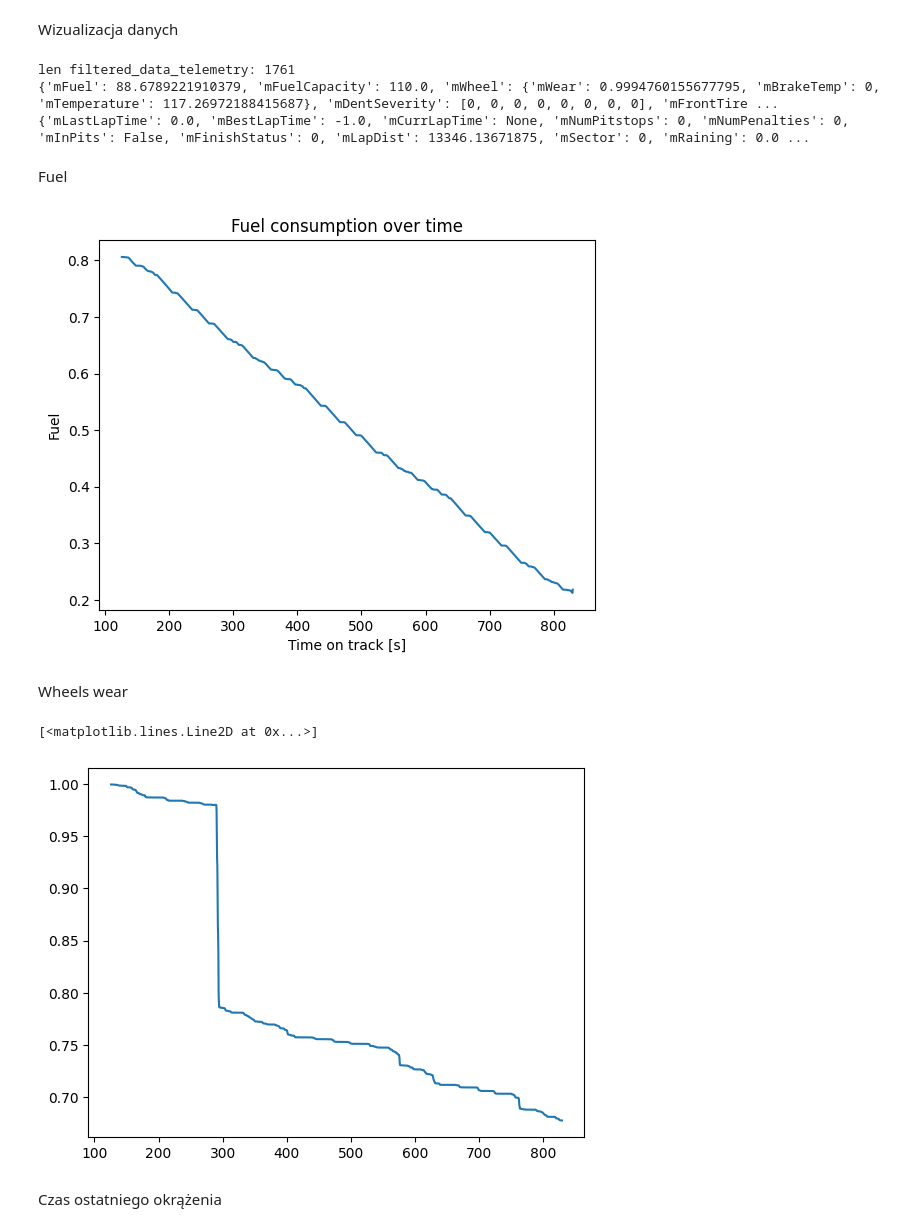
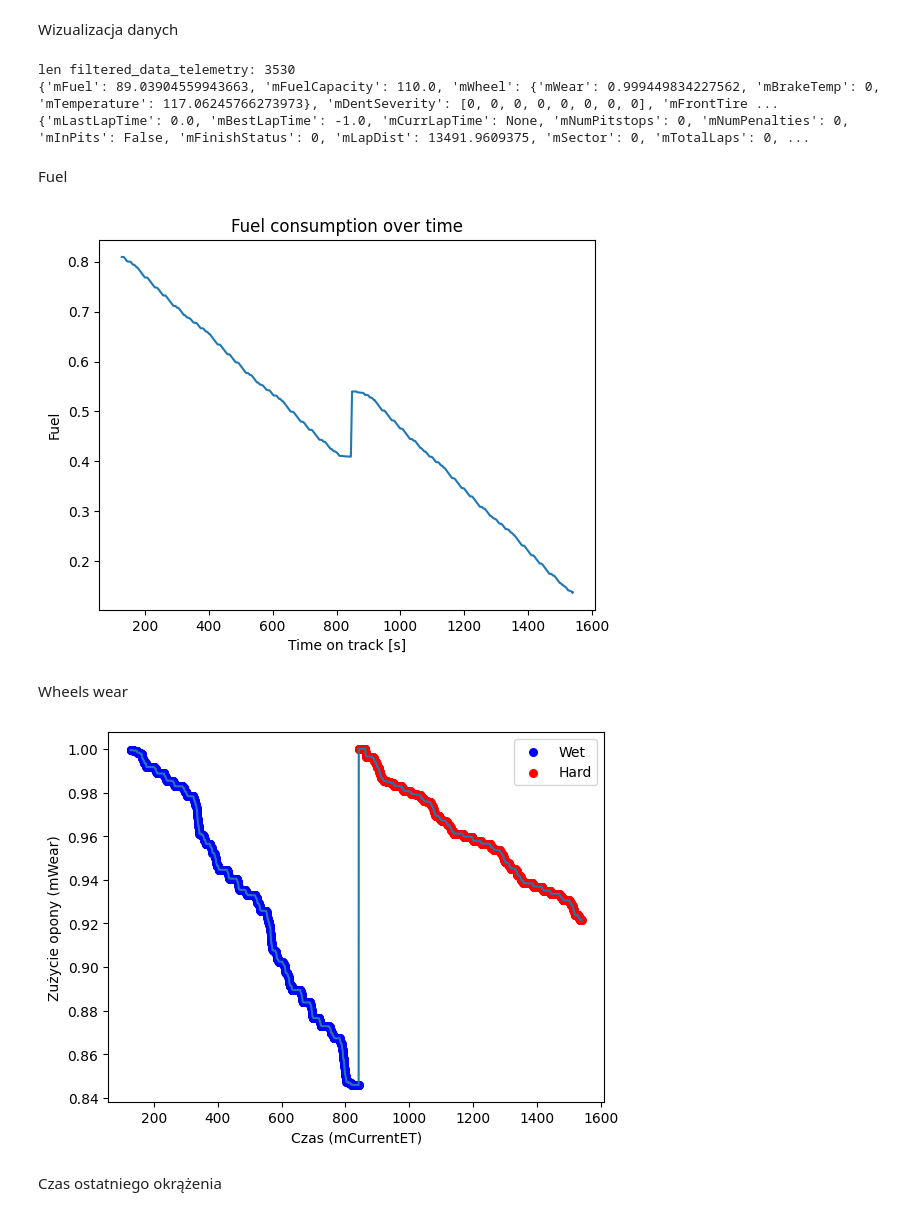
Before and after one commit to pawelzeja098/Race-optimization-reinforcement-learning, a Jupyter notebook: data_visualization/visualize.ipynb, the cells around one changed output. Saved outputs shown, nothing was run; the diff lists cells and outputs as text; code cells hidden in the pictures.

```diff
--- a/data_visualization/visualize.ipynb
+++ b/data_visualization/visualize.ipynb
@@ -49,7 +49,7 @@ def filtr_json_files(telem_file_raw, scoring_file_raw):
         vehicle_sector = vehicle[0]["mSector"]
 
         curr_sector = vehicle_sector
-        wanted_keys = ["mLastLapTime","mBestLapTime","mCurrLapTime","mNumPitstops","mNumPenalties","mInPits","mFinishStatus","mLapDist","mSector"]
+        wanted_keys = ["mLastLapTime","mBestLapTime","mCurrLapTime","mNumPitstops","mNumPenalties","mInPits","mFinishStatus","mLapDist","mSector","mTotalLaps"]
         if vehicle[0]["mFinishStatus"] == 1:
             subset_scoring_vehicle = {k: vehicle[0].get(k) for k in wanted_keys}
 
@@ -115,8 +115,8 @@ def filtr_json_files(telem_file_raw, scoring_file_raw):
 
     return filtered_data_telemetry, filtered_data_scoring
 # %%
-scoring_file_raw = "E:/pracadyp/Race-optimization-reinforcement-learning/data/raw_races/scoring_data_x310min.json"
-telem_file_raw = "E:/pracadyp/Race-optimization-reinforcement-learning/data/raw_races/telemetry_data_x310min.json"
+scoring_file_raw = r"E:/pracadyp/Race-optimization-reinforcement-learning/data/raw_races/scoring_datax220minwethard.json"
+telem_file_raw = r"E:/pracadyp/Race-optimization-reinforcement-learning/data/raw_races/telemetry_datax220minwethard.json"
 # %%
 filtered_data_telemetry, filtered_data_scoring = filtr_json_files(telem_file_raw, scoring_file_raw)
 print(f"len filtered_data_telemetry: {len(filtered_data_telemetry)}")
@@ -124,9 +124,9 @@ print(filtered_data_telemetry[0])
 print(filtered_data_scoring[0])
 a = 0
 # %% [output]
-len filtered_data_telemetry: 1761
-{'mFuel': 88.6789221910379, 'mFuelCapacity': 110.0, 'mWheel': {'mWear': 0.9994760155677795, 'mBrakeTemp': 0, 'mTemperature': 117.26972188415687}, 'mDentSeverity': [0, 0, 0, 0, 0, 0, 0, 0], 'mFrontTire ...
-{'mLastLapTime': 0.0, 'mBestLapTime': -1.0, 'mCurrLapTime': None, 'mNumPitstops': 0, 'mNumPenalties': 0, 'mInPits': False, 'mFinishStatus': 0, 'mLapDist': 13346.13671875, 'mSector': 0, 'mRaining': 0.0 ...
+len filtered_data_telemetry: 3530
+{'mFuel': 89.03904559943663, 'mFuelCapacity': 110.0, 'mWheel': {'mWear': 0.999449834227562, 'mBrakeTemp': 0, 'mTemperature': 117.06245766273973}, 'mDentSeverity': [0, 0, 0, 0, 0, 0, 0, 0], 'mFrontTire ...
+{'mLastLapTime': 0.0, 'mBestLapTime': -1.0, 'mCurrLapTime': None, 'mNumPitstops': 0, 'mNumPenalties': 0, 'mInPits': False, 'mFinishStatus': 0, 'mLapDist': 13491.9609375, 'mSector': 0, 'mTotalLaps': 0, ...
 # %% [markdown]
 Fuel
 # %%
@@ -137,14 +137,45 @@ plt.ylabel("Fuel")
 plt.title("Fuel consumption over time")
 plt.show()
 # %% [output]
-[figure, old version]
+[figure, new version]
 # %% [markdown]
 Wheels wear
 # %%
 plt.plot([entry["mCurrentET"] for entry in filtered_data_scoring], [entry["mWheel"]["mWear"] for entry in filtered_data_telemetry])
+
+compound_labels = {
+    0: "Soft",
+    1: "Medium",
+    2: "Hard",
+    3: "Wet",
+}
+
+colors = {
+    0: "gray",
+    1: "orange",
+    2: "red",
+    3: "blue",
+}
+
+used_labels = set()
+
+for scoring, telem in zip(filtered_data_scoring, filtered_data_telemetry):
+    tire_idx = telem["mFrontTireCompoundIndex"]
+    time = scoring["mCurrentET"]
+    wear = telem["mWheel"]["mWear"]
+
+    if tire_idx in colors:
+        label = compound_labels[tire_idx] if tire_idx not in used_labels else None
+        plt.scatter(time, wear, color=colors[tire_idx], label=label, s=30)
+        used_labels.add(tire_idx)
+
+
+plt.xlabel("Czas (mCurrentET)")
+plt.ylabel("Zużycie opony (mWear)")
+plt.legend()
+plt.show()
 # %% [output]
-[<matplotlib.lines.Line2D at 0x...>]
-[figure, old version]
+[figure, new version]
 # %% [markdown]
 Czas ostatniego okrążenia
 # %%
```
Also changed, not shown: parts of 3 cells of this notebook, 5 other files.
